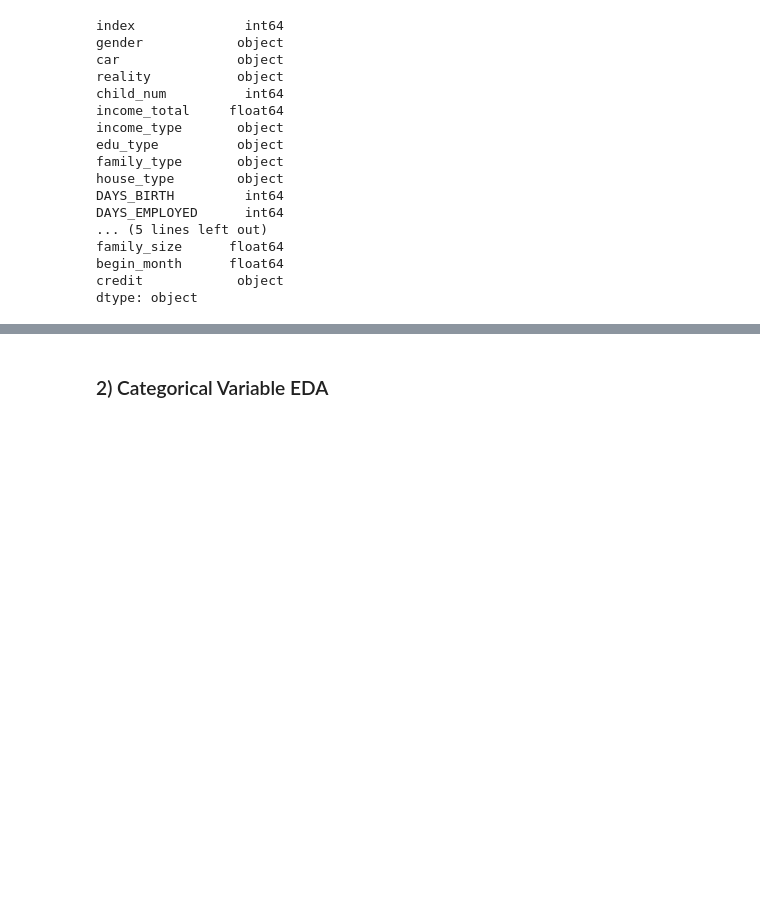
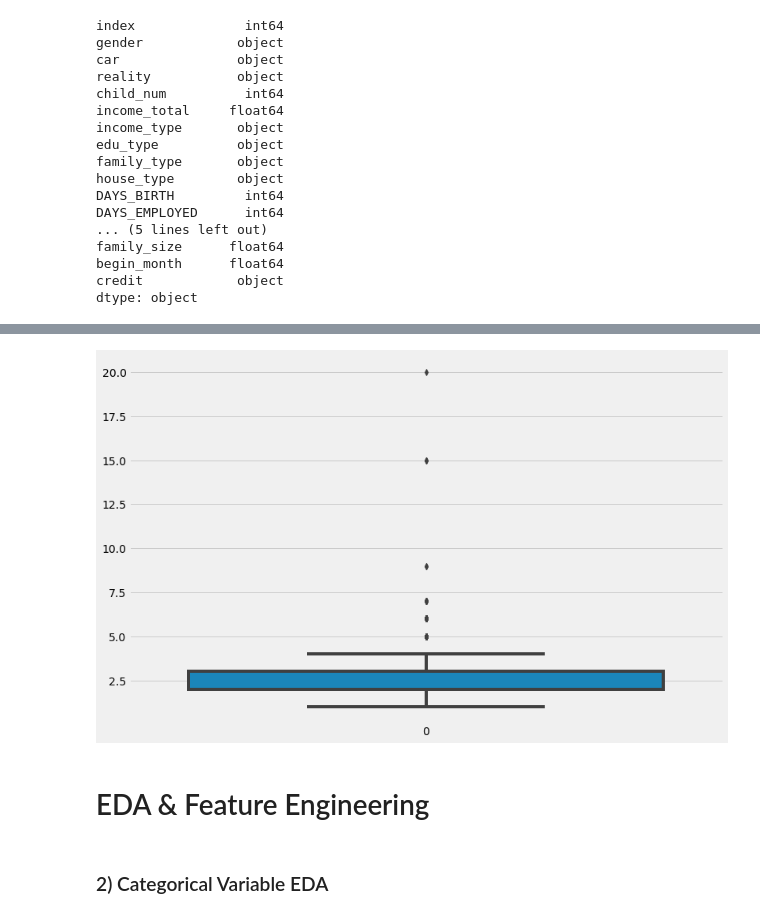
Before and after one commit to juhee3199/credit_score_predict, a Jupyter notebook: code/credit_1.ipynb, the cells around one changed output, grey strips where cells are left out. Saved outputs shown, nothing was run; the diff lists cells and outputs as text; code cells hidden in the pictures; blank space fills up the shorter version.

Commit message:
Colaboratory를 통해 생성됨

```diff
--- a/code/credit_1.ipynb
+++ b/code/credit_1.ipynb
@@ -34,11 +68,11 @@ warnings.filterwarnings('ignore')
 # %%
-train = pd.read_csv('credit_card_data/open/train.csv')
-#train = pd.read_csv('/content/drive/MyDrive/Colab Notebooks/dacon_credit_cart/credit_card_data/open/train.csv')
+#train = pd.read_csv('credit_card_data/open/train.csv')
+#test = pd.read_csv('credit_card_data/open/test.csv')
+#submit =  pd.read_csv('credit_card_data/open/sample_submission.csv')
 
-
-test = pd.read_csv('credit_card_data/open/test.csv')
-submit =  pd.read_csv('credit_card_data/open/sample_submission.csv')
-
+train = pd.read_csv('/content/drive/MyDrive/Colab Notebooks/dacon_credit_cart/credit_card_data/open/train.csv')
+test = pd.read_csv('/content/drive/MyDrive/Colab Notebooks/dacon_credit_cart/credit_card_data/open/test.csv')
+submit = pd.read_csv('/content/drive/MyDrive/Colab Notebooks/dacon_credit_cart/credit_card_data/open/sample_submission.csv')
 
 train.head()
 # %% [output]
@@ -147,0 +206,10 @@ dtype: object
+# %%
+# 결측치 제거
+# occyp_type이 nan이면서 취직을 한 경우
+nan_index = train[(train['DAYS_EMPLOYED'] <= 0) & (train['occyp_type'].isnull()) ].index
+train = train.drop(nan_index)
+
+# 무직인 경우 NO job으로 대체
+# occyp_type이 nan이면서 취직을 하지 않은 경우
+train = train.fillna({'occyp_type':'No job'})  # 4438 row
+train.head()
@@ -147,0 +329,10 @@ dtype: object
+# %%
+# ordinal_encoder 변환 후 정수 처리
+
+encoder = OrdinalEncoder('ID')
+train['ID'] = encoder.fit_transform(train['ID'])
+test['ID'] = encoder.transform(test['ID'])
+
+train['ID'] = train['ID'].astype('int64')
+test['ID'] = test['ID'].astype('int64')
+train.head()
@@ -147,0 +369,6 @@ dtype: object
+# %%
+plt.figure(figsize=(12,8))
+sns.boxplot(data= train['family_size'])
+plt.show()
+# %% [output]
+[figure, added]
@@ -148,3 +378,5 @@ dtype: object
+# %% [markdown]
+# EDA & Feature Engineering
 # %% [markdown]
 ### 2) Categorical Variable EDA
 # %%
```
Also changed, not shown: parts of 92 cells of this notebook.
